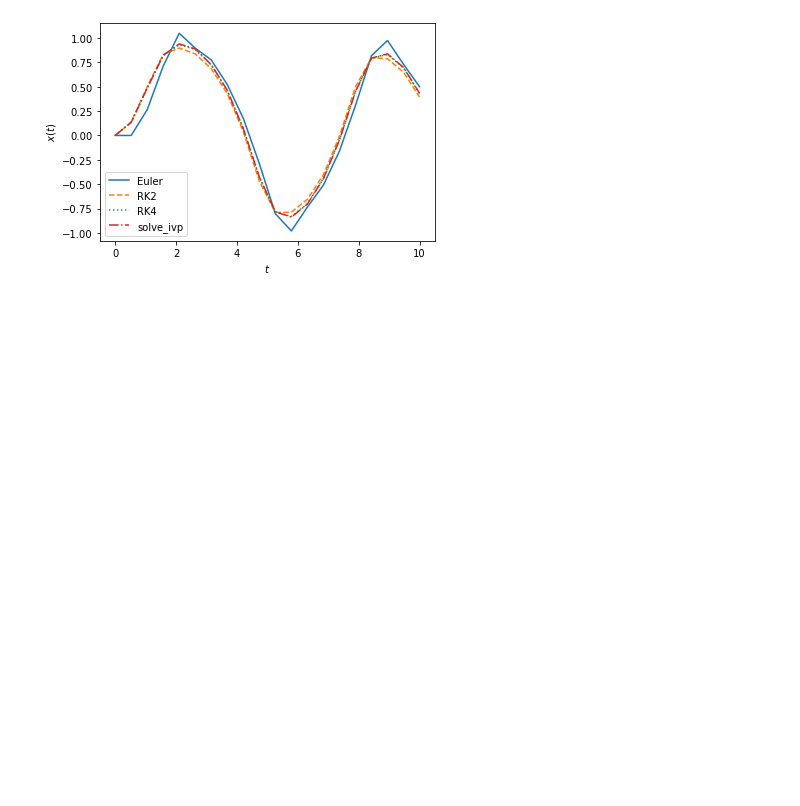
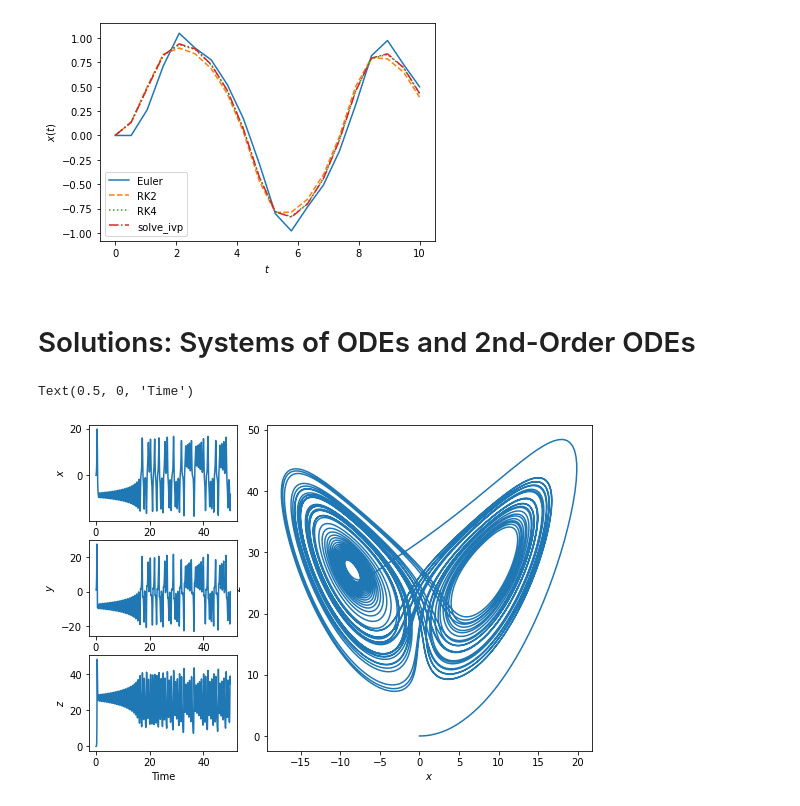
Before and after one commit to PHYS-240/handouts, a Jupyter notebook: 13_Integration/13_Integration.ipynb, the cells around one changed output. Drawn from its saved outputs; the diff is of its cells as text; code cells hidden in the pictures; blank space fills up the shorter version.

```diff
--- a/13_Integration/13_Integration.ipynb
+++ b/13_Integration/13_Integration.ipynb
@@ -462,3 +560,50 @@ ax.legend(loc='best')
 # %% [output]
 <matplotlib.legend.Legend at 0x...>
 [figure]
+# %% [markdown]
+# Solutions: Systems of ODEs and 2nd-Order ODEs
+# %%
+import matplotlib.pyplot as plt
+import numpy as np
+from scipy.integrate import solve_ivp
+
+# fixed parameters
+sigma = 10
+r = 28
+b = 8.0/3.0
+
+# the lorenz equations
+f_x = lambda t, x_vec: sigma * (x_vec[1] - x_vec[0])
+f_y = lambda t, x_vec: r * x_vec[0] - x_vec[1] - x_vec[0] * x_vec[2]
+f_z = lambda t, x_vec: x_vec[0] * x_vec[1] - b * x_vec[2]
+
+# starting conditions
+x_vec_0 = np.array([0, 1, 0])
+
+# vectorized derivative function
+f = lambda t, x_vec: np.array([f_x(t, x_vec), f_y(t, x_vec), f_z(t, x_vec)])
+
+t_points = np.linspace(0, 50, 10000)
+solution = solve_ivp(f, (min(t_points), max(t_points)), x_vec_0, t_eval=t_points, vectorized=True)
+
+fig = plt.figure(figsize=(9, 6))
+gs = fig.add_gridspec(3, 3)
+
+ax = fig.add_subplot(gs[:, 1:])
+ax.plot(solution.y[0,:], solution.y[2, :])
+ax.set_xlabel('$x$')
+ax.set_ylabel('$z$')
+
+ax_z = fig.add_subplot(gs[2, 0])
+ax_y = fig.add_subplot(gs[1, 0], sharex=ax_z)
+ax_x = fig.add_subplot(gs[0, 0], sharex=ax_z)
+ax_x.plot(solution.t, solution.y[0,:])
+ax_x.set_ylabel('$x$')
+ax_y.plot(solution.t, solution.y[1,:])
+ax_y.set_ylabel('$y$')
+ax_z.plot(solution.t, solution.y[2,:])
+ax_z.set_ylabel('$z$')
+ax_z.set_xlabel('Time')
+# %% [output]
+Text(0.5, 0, 'Time')
+[figure, added]
```
Also changed, not shown: parts of 11 cells of this notebook.
